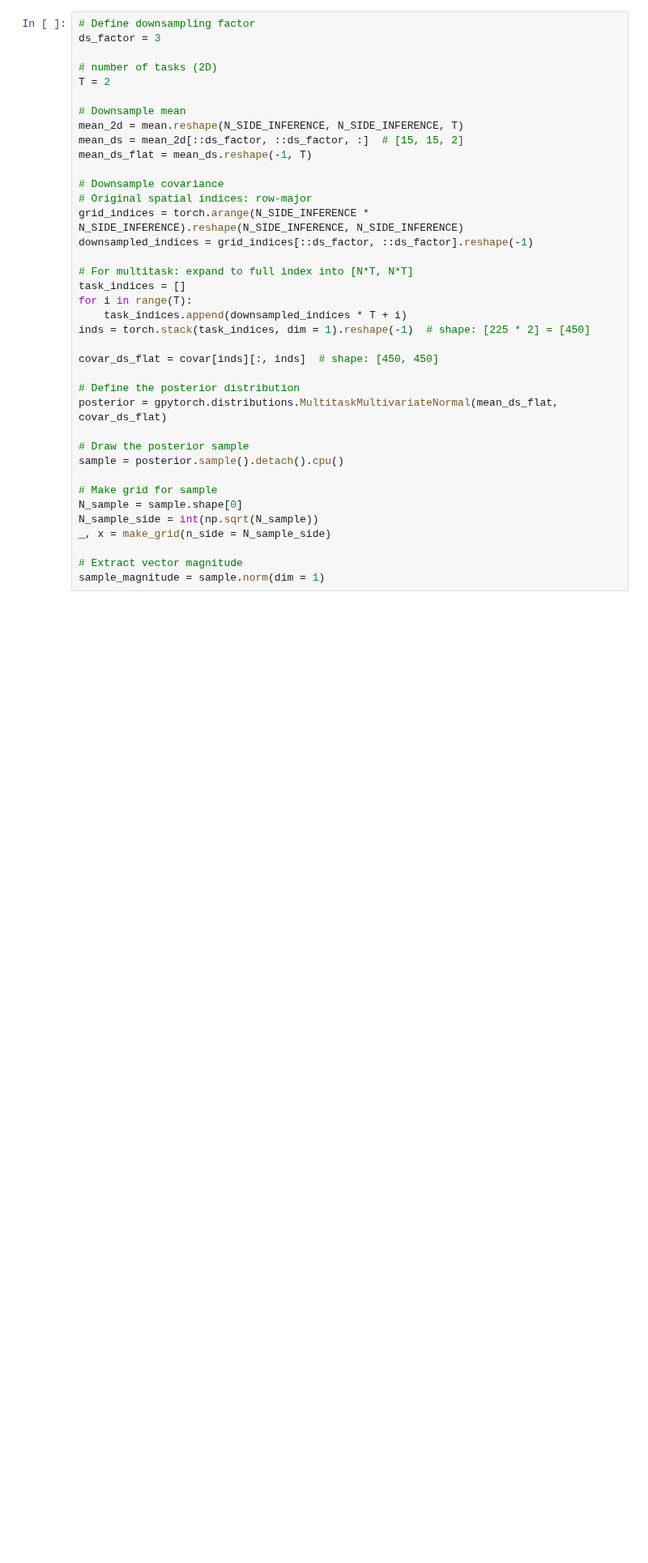
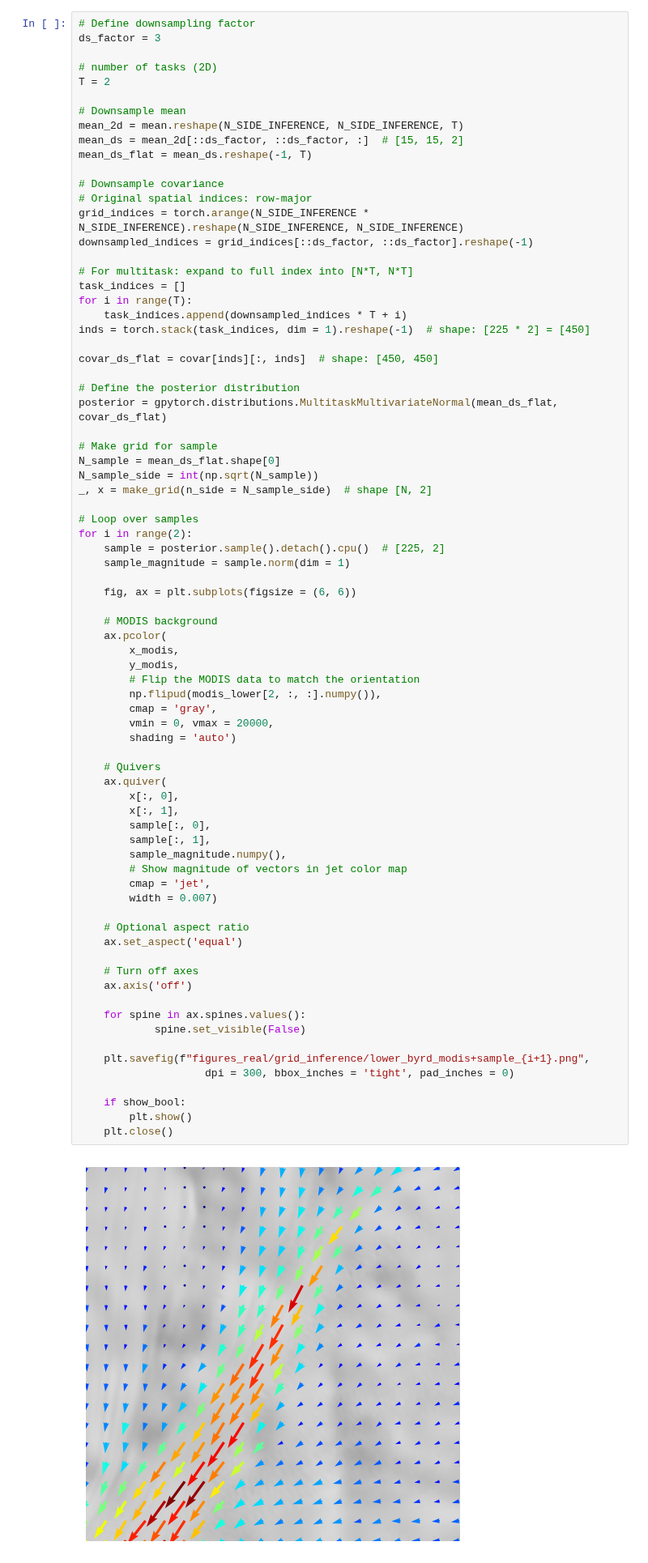
Before and after one commit to kimbente/ice_thickness, a Jupyter notebook: visualise_method.ipynb, the cells around one changed output. Shown at 81% size. Saved outputs shown, nothing was run; the diff lists cells and outputs as text; blank space fills up the shorter version.

```diff
--- a/visualise_method.ipynb
+++ b/visualise_method.ipynb
@@ -158,38 +160,78 @@ covar = torch.load(
 # %%
 # Define downsampling factor
 ds_factor = 3
 
 # number of tasks (2D)
 T = 2
 
 # Downsample mean
 mean_2d = mean.reshape(N_SIDE_INFERENCE, N_SIDE_INFERENCE, T)
 mean_ds = mean_2d[::ds_factor, ::ds_factor, :]  # [15, 15, 2]
 mean_ds_flat = mean_ds.reshape(-1, T)
 
 # Downsample covariance
 # Original spatial indices: row-major
 grid_indices = torch.arange(N_SIDE_INFERENCE * N_SIDE_INFERENCE).reshape(N_SIDE_INFERENCE, N_SIDE_INFERENCE)
 downsampled_indices = grid_indices[::ds_factor, ::ds_factor].reshape(-1)
 
 # For multitask: expand to full index into [N*T, N*T]
 task_indices = []
 for i in range(T):
     task_indices.append(downsampled_indices * T + i)
 inds = torch.stack(task_indices, dim = 1).reshape(-1)  # shape: [225 * 2] = [450]
 
 covar_ds_flat = covar[inds][:, inds]  # shape: [450, 450]
 
 # Define the posterior distribution
 posterior = gpytorch.distributions.MultitaskMultivariateNormal(mean_ds_flat, covar_ds_flat)
 
-# Draw the posterior sample
-sample = posterior.sample().detach().cpu()
+# Make grid for sample
+N_sample = mean_ds_flat.shape[0]
+N_sample_side = int(np.sqrt(N_sample))
+_, x = make_grid(n_side = N_sample_side)  # shape [N, 2]
 
-# Make grid for sample
-N_sample = sample.shape[0]
-N_sample_side = int(np.sqrt(N_sample))
-_, x = make_grid(n_side = N_sample_side)
+# Loop over samples
+for i in range(2):
+    sample = posterior.sample().detach().cpu()  # [225, 2]
+    sample_magnitude = sample.norm(dim = 1)
 
-# Extract vector magnitude
-sample_magnitude = sample.norm(dim = 1)
+    fig, ax = plt.subplots(figsize = (6, 6))
+
+    # MODIS background
+    ax.pcolor(
+        x_modis,
+        y_modis,
+        # Flip the MODIS data to match the orientation
+        np.flipud(modis_lower[2, :, :].numpy()),
+        cmap = 'gray',
+        vmin = 0, vmax = 20000,
+        shading = 'auto')
+
+    # Quivers
+    ax.quiver(
+        x[:, 0],
+        x[:, 1],
+        sample[:, 0],
+        sample[:, 1],
+        sample_magnitude.numpy(),
+        # Show magnitude of vectors in jet color map
+        cmap = 'jet',
+        width = 0.007)
+
+    # Optional aspect ratio
+    ax.set_aspect('equal')
+
+    # Turn off axes
+    ax.axis('off')
+
+    for spine in ax.spines.values():
+            spine.set_visible(False)
+
+    plt.savefig(f"figures_real/grid_inference/lower_byrd_modis+sample_{i+1}.png",
+                    dpi = 300, bbox_inches = 'tight', pad_inches = 0)
+
+    if show_bool:
+        plt.show()
+    plt.close()
+# %% [output]
+[figure, added]
```
Also changed, not shown: parts of 14 cells of this notebook, 10 other files.
